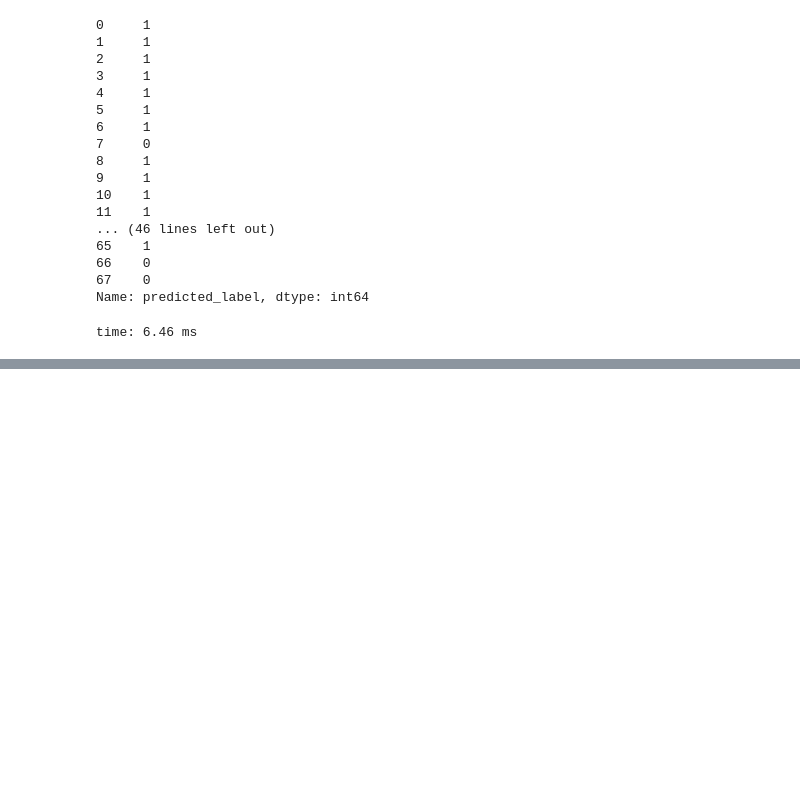
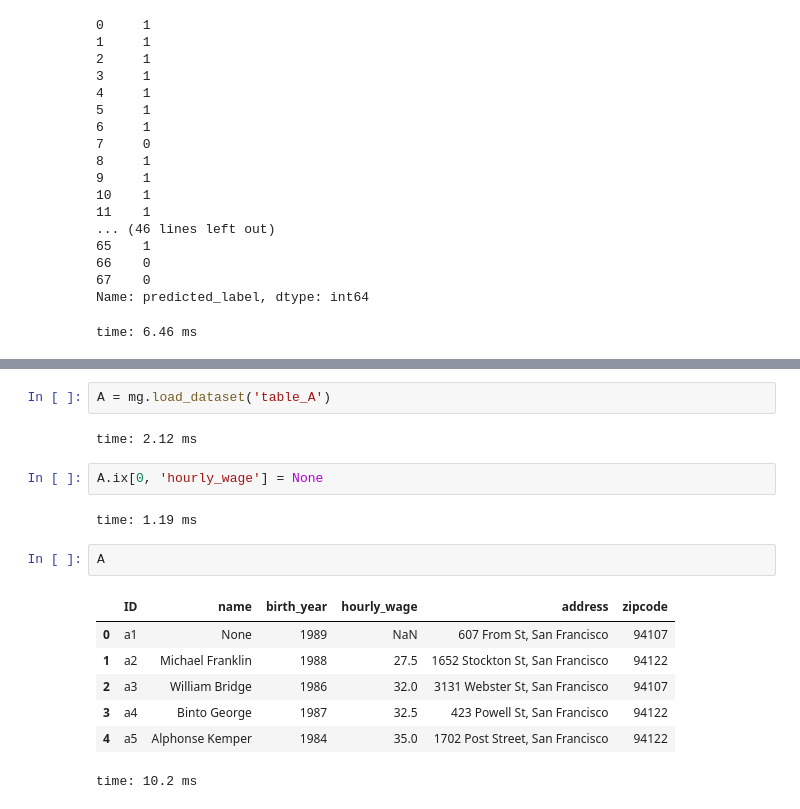
Before and after one commit to kvpradap/enrique, a Jupyter notebook: notebooks/Garage.ipynb, the cells around one changed output, grey strips where cells are left out. Drawn from its saved outputs; the diff is of its cells as text; blank space fills up the shorter version.

```diff
--- a/notebooks/Garage.ipynb
+++ b/notebooks/Garage.ipynb
@@ -231,0 +245,18 @@ time: 6.46 ms
+# %%
+A = mg.load_dataset('table_A')
+# %% [output]
+time: 2.12 ms
+# %%
+A.ix[0, 'hourly_wage'] = None
+# %% [output]
+time: 1.19 ms
+# %%
+A
+# %% [output]
+|  | ID | name | birth_year | hourly_wage | address | zipcode |
+| 0 | a1 | None | 1989 | NaN | 607 From St, San Francisco | 94107 |
+| 1 | a2 | Michael Franklin | 1988 | 27.5 | 1652 Stockton St, San Francisco | 94122 |
+| 2 | a3 | William Bridge | 1986 | 32.0 | 3131 Webster St, San Francisco | 94107 |
+| 3 | a4 | Binto George | 1987 | 32.5 | 423 Powell St, San Francisco | 94122 |
+| 4 | a5 | Alphonse Kemper | 1984 | 35.0 | 1702 Post Street, San Francisco | 94122 |
+time: 10.2 ms
```
Also changed, not shown: parts of 3 cells of this notebook, 18 other files.
